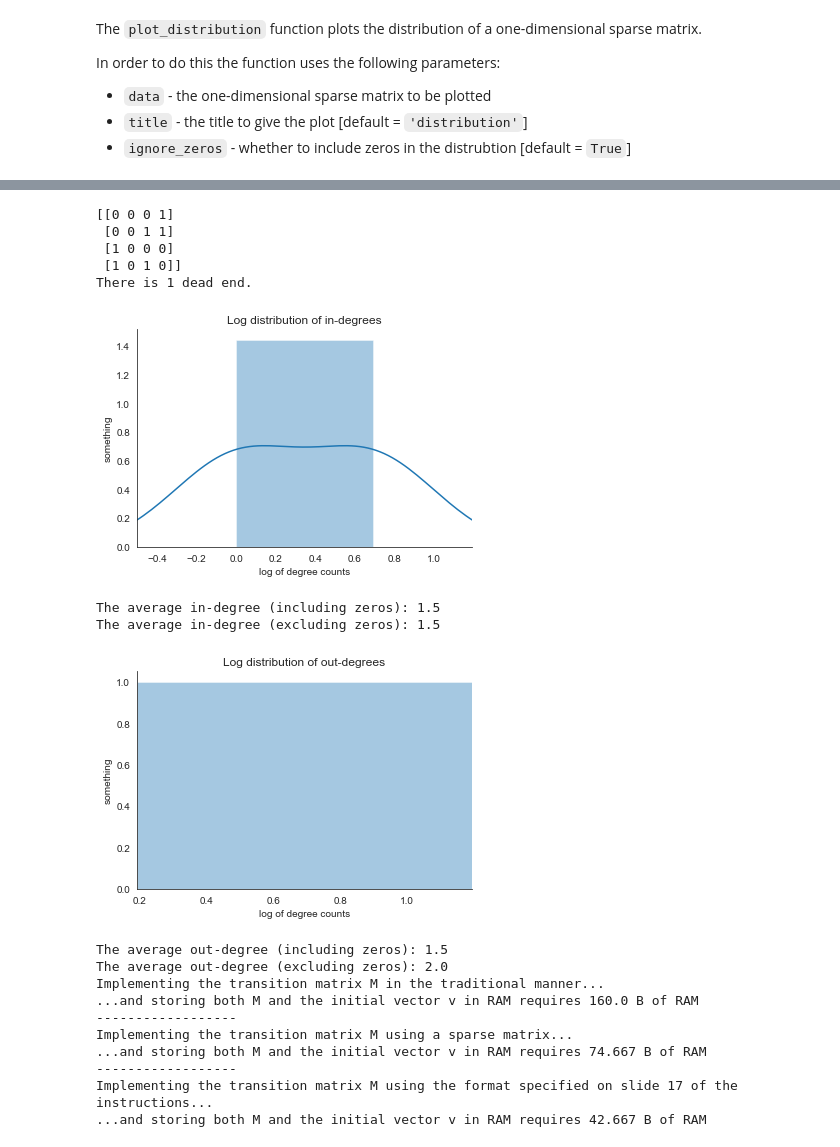
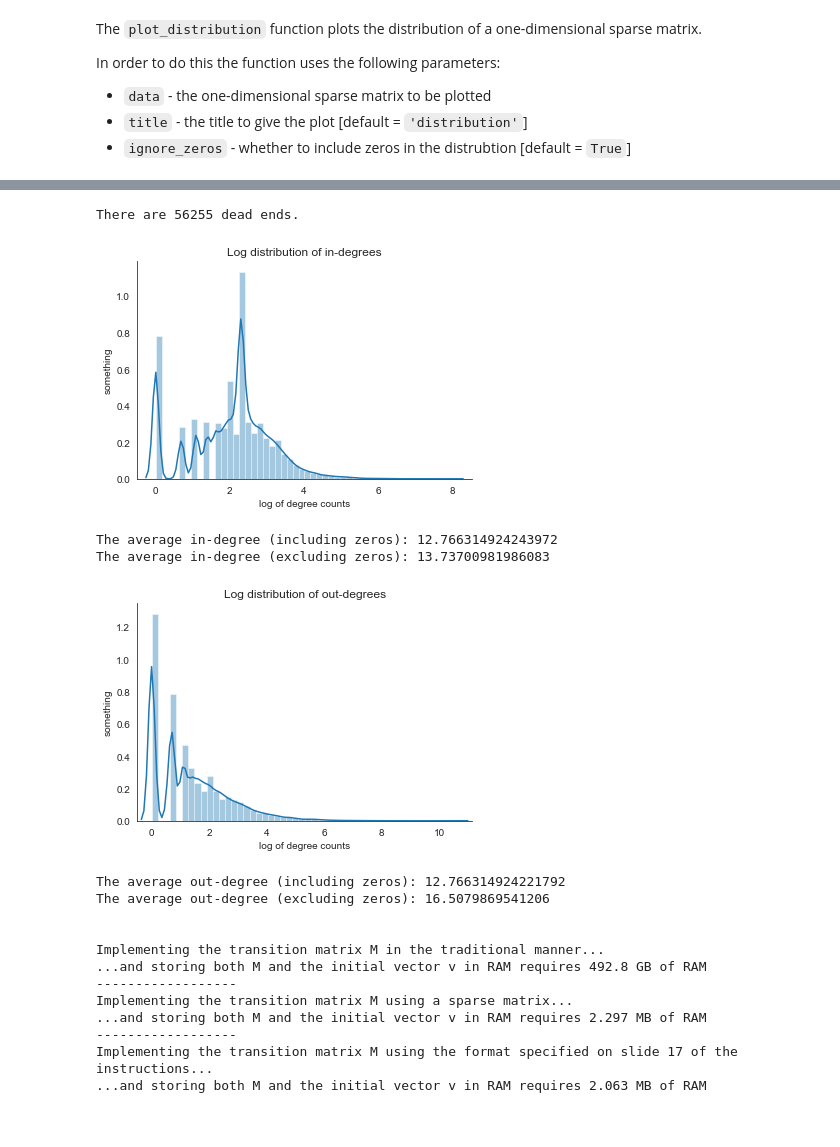
Before and after one commit to Stvdputten/AIDM, a Jupyter notebook: AIDM3/eda.ipynb, the cells around one changed output, grey strips where cells are left out. Cells and saved outputs as stored; diff of their text form; code cells hidden in the pictures.

```diff
--- a/AIDM3/eda.ipynb
+++ b/AIDM3/eda.ipynb
@@ -36,4 +54,0 @@ Additionally, it returns the following value:
-# %%
-def load_prepped_data(filename = 'prep_data.npz'):
-    data = scipy.sparse.load_npz(filename)
-    return data
@@ -42,2 +54,0 @@ The following snippet triggers data loading
-# %%
-data = load_prepped_data()
@@ -188,15 +241,0 @@ In order to do this the function uses the following parameters:
-# %%
-def analyze_dead_ends(data,print_set=False):
-    dead_ends = compute_dead_ends_set(data)
-    count_dead_ends = len(dead_ends)
-    if count_dead_ends == 0:
-        print("There are no dead ends")
-        return
-    # TODO convert consecutive numbering to original number
-    if count_dead_ends == 1:
-        print("There is 1 dead end.")
-    else:
-        print("There are "+str(len(dead_ends))+" dead ends.")
-    if print_set:
-        print("The following set contains all nodes classified as dead ends [in consecutive numbering].")
-        print(dead_ends)
@@ -202,0 +345,12 @@ def analyze_dead_ends(data,print_set=False):
+# %%
+def main(path = 'prep_data.npz'):
+    eda = ExploratoryDataAnalysis()
+    eda.load_prepped_data(path)
+
+    eda.analyze_dead_ends()
+    print('\n')
+    eda.analyze_in_degrees()
+    print('\n')
+    eda.analyze_out_degrees()
+    print('\n')
+    eda.analyze_ram_requirements()
@@ -405,27 +367,0 @@ scipy.sparse.save_npz('simple_data',temp_data)
-# %%
-simple_data = load_prepped_data('simple_data.npz')
-print(simple_data.todense())
-analyze_dead_ends(simple_data)
-analyze_in_degrees(simple_data)
-analyze_out_degrees(simple_data)
-analyze_ram_requirements(simple_data)
-# %% [output]
-[[0 0 0 1]
- [0 0 1 1]
- [1 0 0 0]
- [1 0 1 0]]
-There is 1 dead end.
-[figure, removed]
-The average in-degree (including zeros): 1.5
-The average in-degree (excluding zeros): 1.5
-[figure, removed]
-The average out-degree (including zeros): 1.5
-The average out-degree (excluding zeros): 2.0
-Implementing the transition matrix M in the traditional manner...
-...and storing both M and the initial vector v in RAM requires 160.0 B of RAM
-------------------
-Implementing the transition matrix M using a sparse matrix...
-...and storing both M and the initial vector v in RAM requires 74.667 B of RAM
-------------------
-Implementing the transition matrix M using the format specified on slide 17 of the instructions...
-...and storing both M and the initial vector v in RAM requires 42.667 B of RAM
@@ -433,0 +368,20 @@ Implementing the transition matrix M using the format specified on slide 17 of t
+# %%
+main()
+# %% [output]
+There are 56255 dead ends.
+[figure, added]
+The average in-degree (including zeros): 12.766314924243972
+The average in-degree (excluding zeros): 13.73700981986083
+[figure, added]
+The average out-degree (including zeros): 12.766314924221792
+The average out-degree (excluding zeros): 16.5079869541206
+
+
+Implementing the transition matrix M in the traditional manner...
+...and storing both M and the initial vector v in RAM requires 492.8 GB of RAM
+------------------
+Implementing the transition matrix M using a sparse matrix...
+...and storing both M and the initial vector v in RAM requires 2.297 MB of RAM
+------------------
+Implementing the transition matrix M using the format specified on slide 17 of the instructions...
+...and storing both M and the initial vector v in RAM requires 2.063 MB of RAM
```
Also changed, not shown: parts of 56 cells of this notebook, 1 other file.
